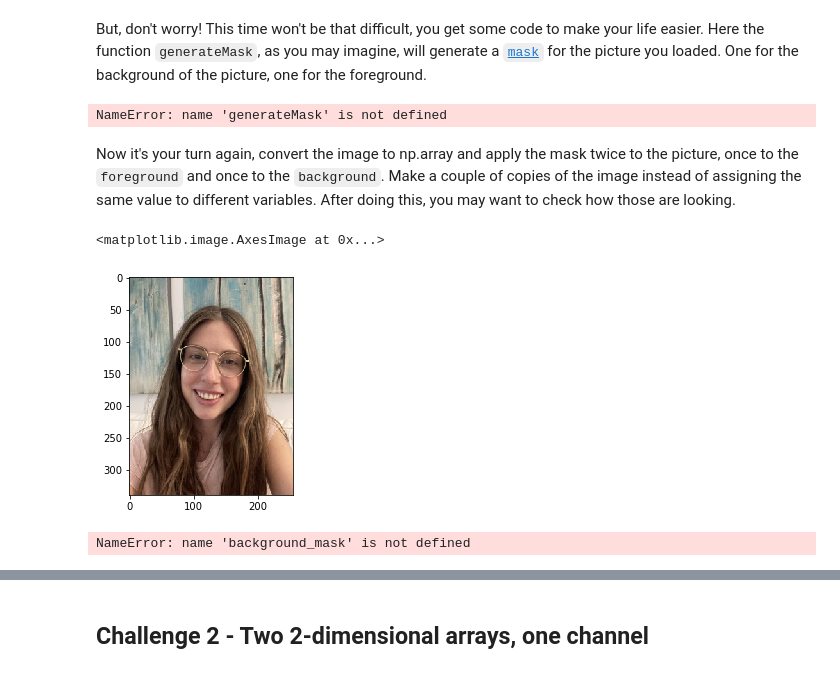
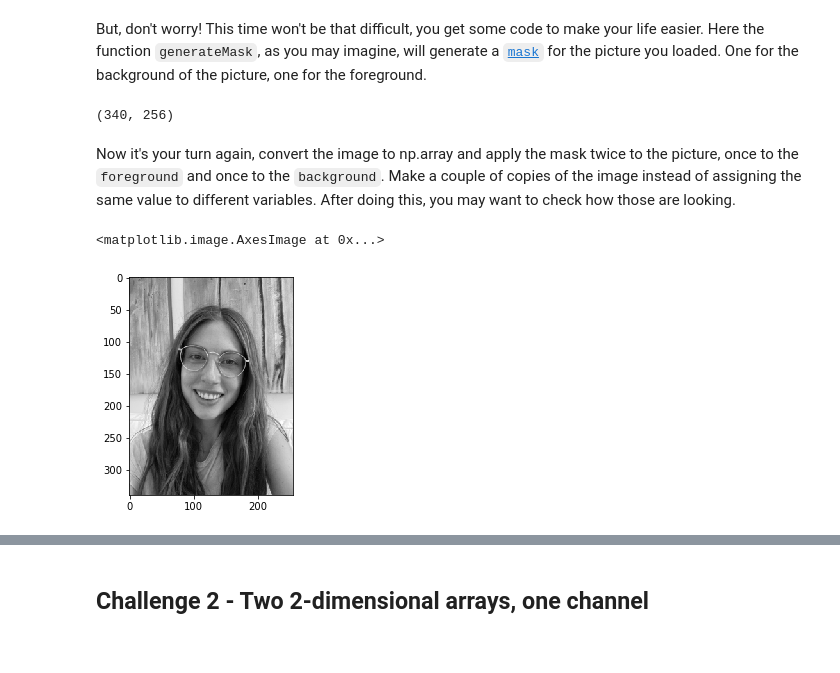
Before and after one commit to silviaherf/lab-image-segmentation, a Jupyter notebook: main.ipynb, the cells around one changed output, grey strips where cells are left out. Drawn from its saved outputs; the diff is of its cells as text; code cells hidden in the pictures.

```diff
--- a/main.ipynb
+++ b/main.ipynb
@@ -57,8 +55,8 @@ Sometimes it is desirable to thumbnail all images to have the same width or heig
 *Hint: use `img.size` as much as you need until you get a size of (384, 256)*.
 # %%
 # Your code here
-foto = f.resize((256,340),resample=1)
-foto
+img = f.resize((256,340),resample=1)
+img
 # %% [output]
 [figure]
 # %% [markdown]
@@ -69,22 +67,18 @@ Here the function `generateMask`, as you may imagine, will generate a [`mask`](h
 mask = generateMask(img)
 background_mask = np.all(mask == [0, 0, 0], axis=-1)
 foreground_mask = np.any(mask != [0, 0, 0], axis=-1)
+background_mask.shape
 # %% [output]
-NameError: name 'generateMask' is not defined
+(340, 256)
 # %% [markdown]
 Now it's your turn again, convert the image to np.array and apply the mask twice to the picture, once to the `foreground` and once to the `background`. Make a couple of copies of the image instead of assigning the same value to different variables. After doing this, you may want to check how those are looking.
 # %%
 # Your code here
-nfoto=np.array(foto)
-nfoto.shape
+imgbw = np.array(img.convert("L"))
+imgbw.shape
 %matplotlib inline
 import matplotlib.pyplot as plt
-plt.imshow(nfoto)
+plt.imshow(imgbw,cmap="gray")
 # %% [output]
 <matplotlib.image.AxesImage at 0x...>
-[figure, old version]
+[figure, new version]
-# %%
-plt.imshow(background_mask*nfoto, cmap="gray")
-plt.imshow(foreground_mask*nfoto, cmap="gray")
-# %% [output]
-NameError: name 'background_mask' is not defined
```
Also changed, not shown: parts of 3 cells of this notebook.
